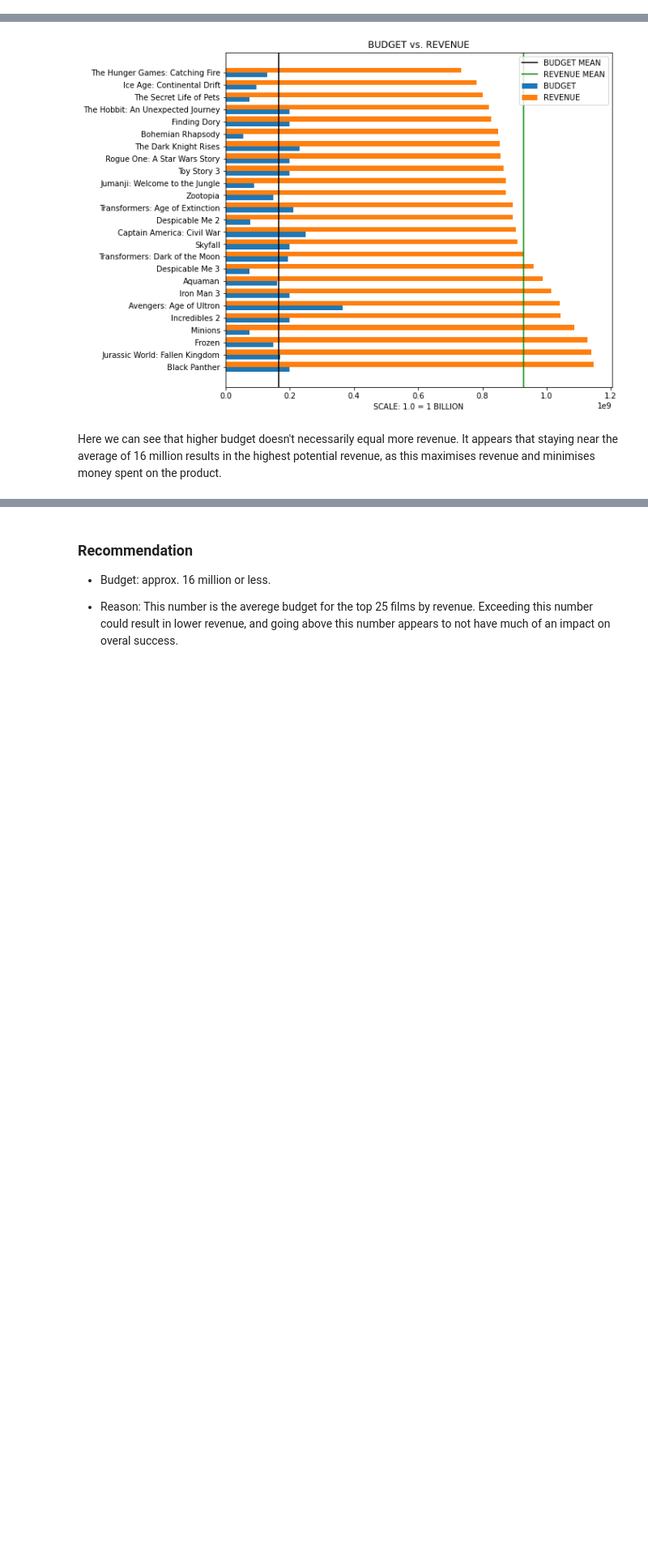
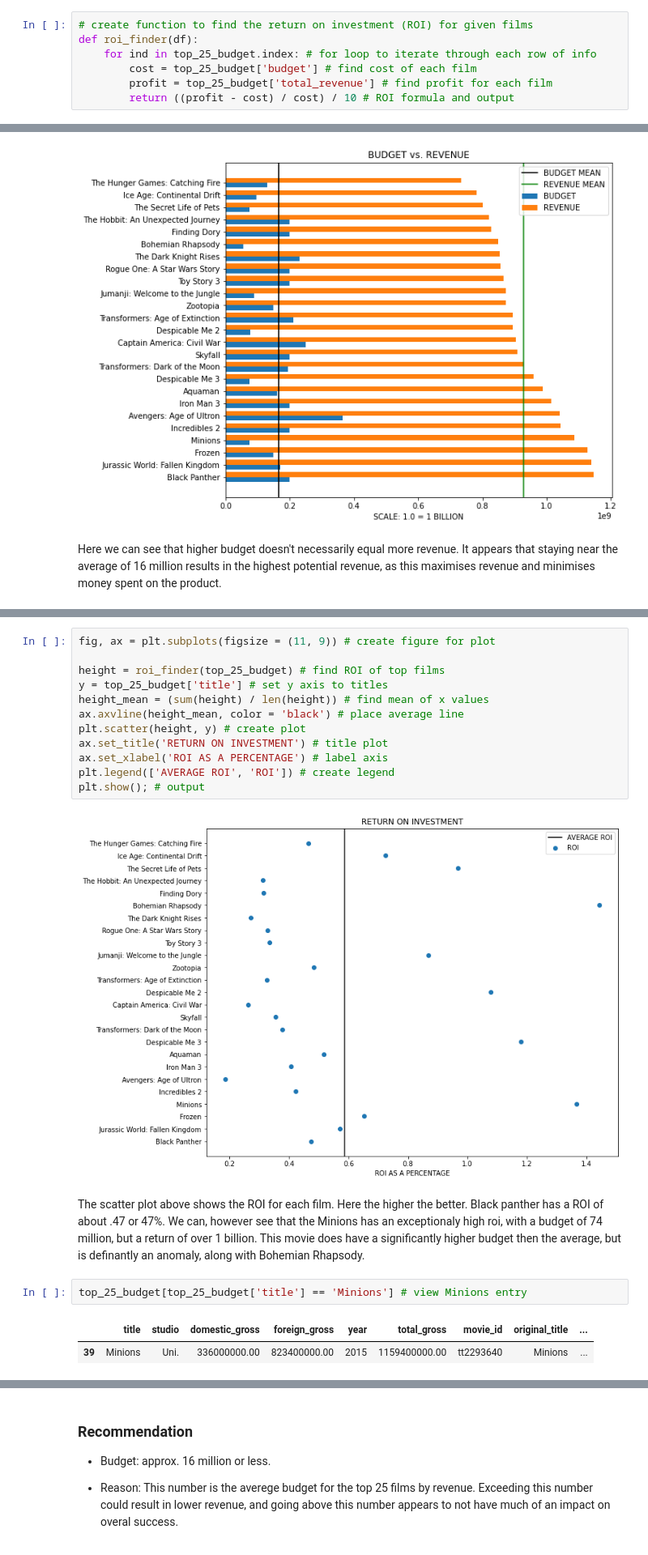
Before and after one commit to Djohnson1313/Phase_2_Project, a Jupyter notebook: Phase.2.project.notebook.ipynb, the cells around one changed output, grey strips where cells are left out. Shown at 81% size. Saved outputs shown, nothing was run; the diff lists cells and outputs as text; blank space fills up the shorter version.

```diff
--- a/Phase.2.project.notebook.ipynb
+++ b/Phase.2.project.notebook.ipynb
@@ -132,3 +133,10 @@ def df2_avg_rating(year):
     avg_rating = sum_rating / len(year_list['averagerating']) # devide to get average
     rounded = round(avg_rating, 2) # round
     return rounded # output
+# %%
+# create function to find the return on investment (ROI) for given films
+def roi_finder(df):
+    for ind in top_25_budget.index: # for loop to iterate through each row of info
+        cost = top_25_budget['budget'] # find cost of each film
+        profit = top_25_budget['total_revenue'] # find profit for each film
+        return ((profit - cost) / cost) / 10 # ROI formula and output
@@ -392,0 +445,22 @@ Here we can see that higher budget doesn't necessarily equal more revenue. It ap
+# %%
+fig, ax = plt.subplots(figsize = (11, 9)) # create figure for plot
+
+height = roi_finder(top_25_budget) # find ROI of top films
+y = top_25_budget['title'] # set y axis to titles
+height_mean = (sum(height) / len(height)) # find mean of x values
+ax.axvline(height_mean, color = 'black') # place average line
+plt.scatter(height, y) # create plot
+ax.set_title('RETURN ON INVESTMENT') # title plot
+ax.set_xlabel('ROI AS A PERCENTAGE') # label axis
+plt.legend(['AVERAGE ROI', 'ROI']) # create legend
+plt.show(); # output
+# %% [output]
+[figure, added]
+# %% [markdown]
+The scatter plot above shows the ROI for each film. Here the higher the better. Black panther has a ROI of about .47 or 47%.
+We can, however see that the Minions has an exceptionaly high roi, with a budget of 74 million, but a return of over 1 billion. This movie does have a significantly higher budget then the average, but is definantly an anomaly, along with Bohemian Rhapsody.
+# %%
+top_25_budget[top_25_budget['title'] == 'Minions'] # view Minions entry
+# %% [output]
+|  | title | studio | domestic_gross | foreign_gross | year | total_gross | movie_id | original_title | ... |
+| 39 | Minions | Uni. | 336000000.00 | 823400000.00 | 2015 | 1159400000.00 | tt2293640 | Minions | ... |
```
Also changed, not shown: parts of 18 cells of this notebook.
